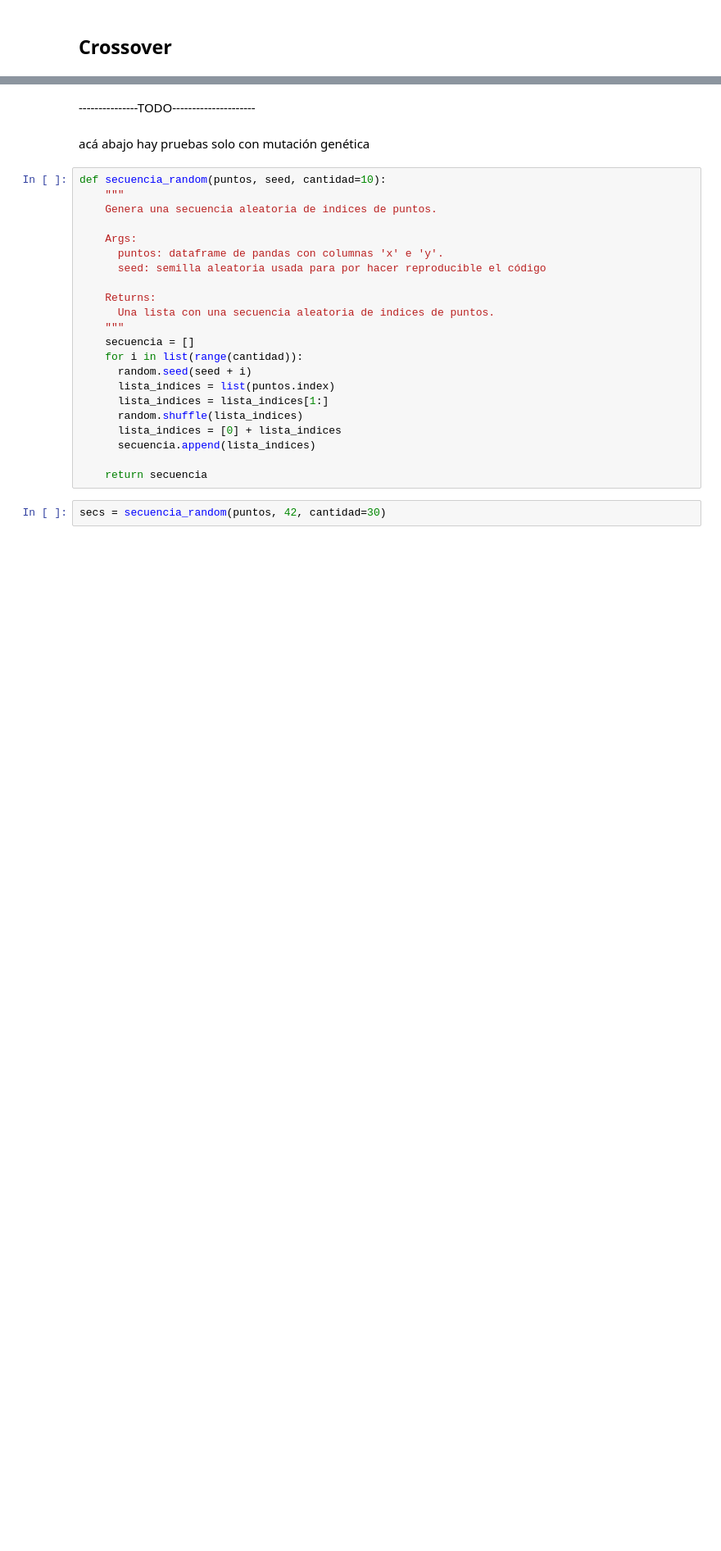
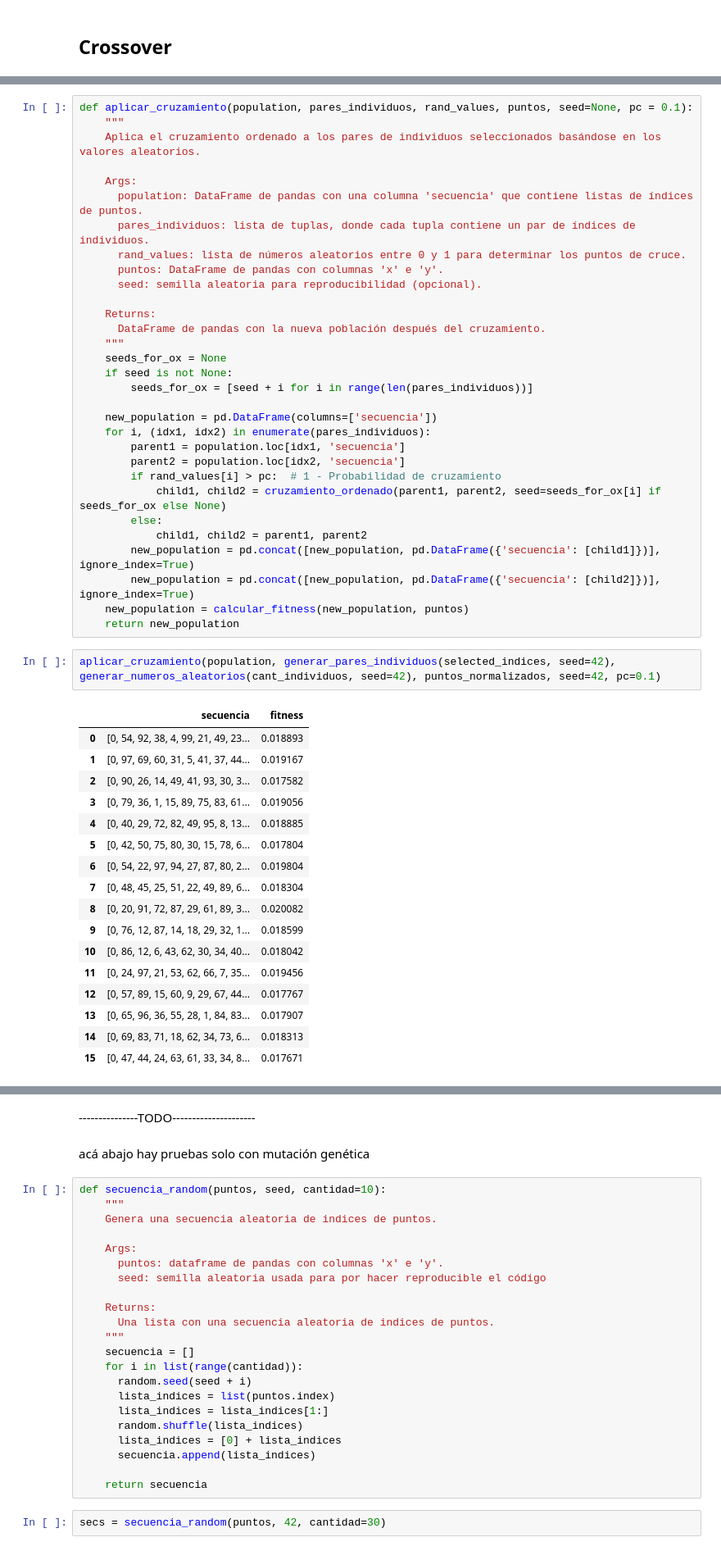
Before and after one commit to josekeh/InvestigacionOperativa, a Jupyter notebook: src/03_TSP-Genetic.ipynb, the cells around one changed output, grey strips where cells are left out. Shown at 82% size. Drawn from its saved outputs; the diff is of its cells as text; blank space fills up the shorter version.

```diff
--- a/src/03_TSP-Genetic.ipynb
+++ b/src/03_TSP-Genetic.ipynb
@@ -402,0 +489,51 @@ generar_pares_individuos(selected_indices, seed=42)
+# %%
+def aplicar_cruzamiento(population, pares_individuos, rand_values, puntos, seed=None, pc = 0.1):
+    """
+    Aplica el cruzamiento ordenado a los pares de individuos seleccionados basándose en los valores aleatorios.
+
+    Args:
+      population: DataFrame de pandas con una columna 'secuencia' que contiene listas de índices de puntos.
+      pares_individuos: lista de tuplas, donde cada tupla contiene un par de índices de individuos.
+      rand_values: lista de números aleatorios entre 0 y 1 para determinar los puntos de cruce.
+      puntos: DataFrame de pandas con columnas 'x' e 'y'.
+      seed: semilla aleatoria para reproducibilidad (opcional).
+
+    Returns:
+      DataFrame de pandas con la nueva población después del cruzamiento.
+    """
+    seeds_for_ox = None
+    if seed is not None:
+        seeds_for_ox = [seed + i for i in range(len(pares_individuos))]
+
+    new_population = pd.DataFrame(columns=['secuencia'])
+    for i, (idx1, idx2) in enumerate(pares_individuos):
+        parent1 = population.loc[idx1, 'secuencia']
+        parent2 = population.loc[idx2, 'secuencia']
+        if rand_values[i] > pc:  # 1 - Probabilidad de cruzamiento
+            child1, child2 = cruzamiento_ordenado(parent1, parent2, seed=seeds_for_ox[i] if seeds_for_ox else None)
+        else:
+            child1, child2 = parent1, parent2
+        new_population = pd.concat([new_population, pd.DataFrame({'secuencia': [child1]})], ignore_index=True)
+        new_population = pd.concat([new_population, pd.DataFrame({'secuencia': [child2]})], ignore_index=True)
+    new_population = calcular_fitness(new_population, puntos)
+    return new_population
+# %%
+aplicar_cruzamiento(population, generar_pares_individuos(selected_indices, seed=42), generar_numeros_aleatorios(cant_individuos, seed=42), puntos_normalizados, seed=42, pc=0.1)
+# %% [output]
+|  | secuencia | fitness |
+| 0 | [0, 54, 92, 38, 4, 99, 21, 49, 23... | 0.018893 |
+| 1 | [0, 97, 69, 60, 31, 5, 41, 37, 44... | 0.019167 |
+| 2 | [0, 90, 26, 14, 49, 41, 93, 30, 3... | 0.017582 |
+| 3 | [0, 79, 36, 1, 15, 89, 75, 83, 61... | 0.019056 |
+| 4 | [0, 40, 29, 72, 82, 49, 95, 8, 13... | 0.018885 |
+| 5 | [0, 42, 50, 75, 80, 30, 15, 78, 6... | 0.017804 |
+| 6 | [0, 54, 22, 97, 94, 27, 87, 80, 2... | 0.019804 |
+| 7 | [0, 48, 45, 25, 51, 22, 49, 89, 6... | 0.018304 |
+| 8 | [0, 20, 91, 72, 87, 29, 61, 89, 3... | 0.020082 |
+| 9 | [0, 76, 12, 87, 14, 18, 29, 32, 1... | 0.018599 |
+| 10 | [0, 86, 12, 6, 43, 62, 30, 34, 40... | 0.018042 |
+| 11 | [0, 24, 97, 21, 53, 62, 66, 7, 35... | 0.019456 |
+| 12 | [0, 57, 89, 15, 60, 9, 29, 67, 44... | 0.017767 |
+| 13 | [0, 65, 96, 36, 55, 28, 1, 84, 83... | 0.017907 |
+| 14 | [0, 69, 83, 71, 18, 62, 34, 73, 6... | 0.018313 |
+| 15 | [0, 47, 44, 24, 63, 61, 33, 34, 8... | 0.017671 |
```
Also changed, not shown: parts of 8 cells of this notebook.
